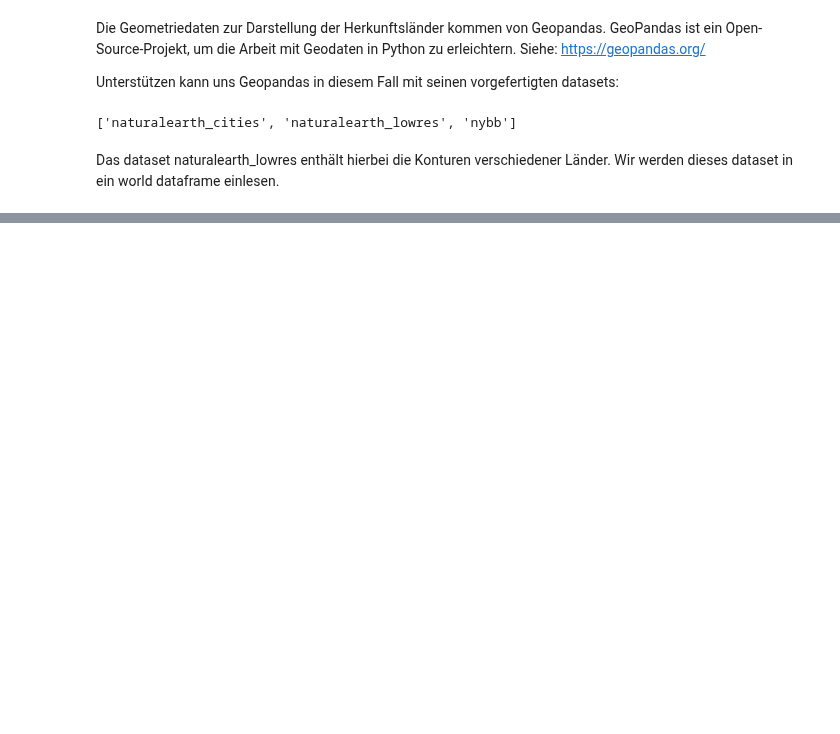
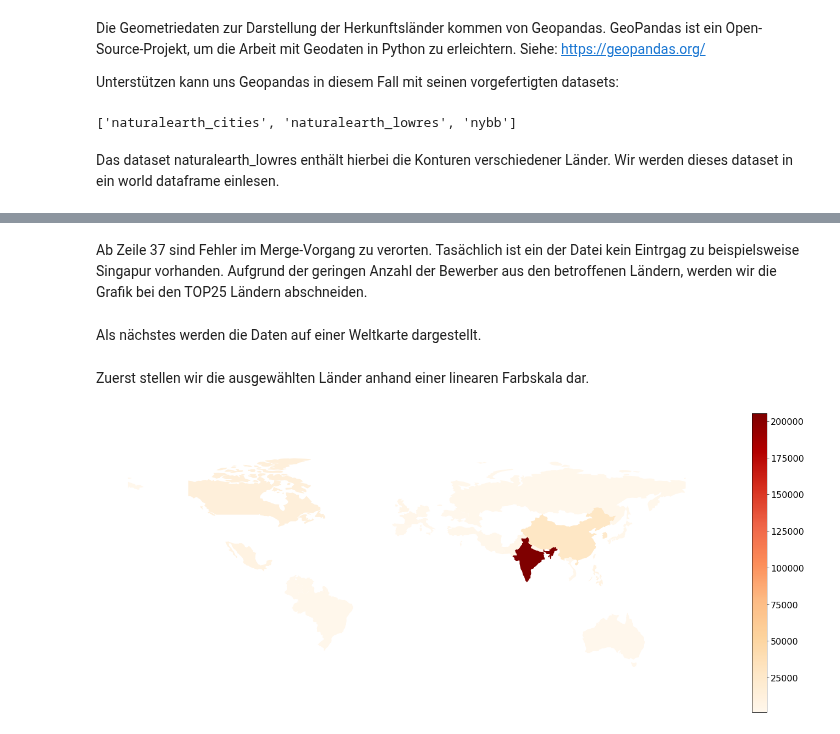
Before and after one commit to andy8001/python_visa, a Jupyter notebook: analysis/worldmap.ipynb, the cells around one changed output, grey strips where cells are left out. Drawn from its saved outputs; the diff is of its cells as text; code cells hidden in the pictures; blank space fills up the shorter version.

Commit message:
worldmap finished

```diff
--- a/analysis/worldmap.ipynb
+++ b/analysis/worldmap.ipynb
@@ -252,0 +79,2 @@ plt.show()
+# %%
+world_df["name"] = world_df["name"].str.upper()
@@ -252,0 +90,2 @@ plt.show()
+# %%
+worldmap_df = visas_df.merge(world_df, how='left',left_on="country_of_citizenship",  right_on="name")
@@ -252,0 +132,19 @@ plt.show()
+# %% [markdown]
+Ab Zeile 37 sind Fehler im Merge-Vorgang zu verorten.
+Tasächlich ist ein der Datei kein Eintrgag zu beispielsweise Singapur vorhanden.
+Aufgrund der geringen Anzahl der Bewerber aus den betroffenen Ländern, werden wir die Grafik bei den TOP25 Ländern abschneiden.
+# %%
+worldmap_df = GeoDataFrame(worldmap_df)
+worldmap_df_25 = worldmap_df[:25]
+# %% [markdown]
+Als nächstes werden die Daten auf einer Weltkarte dargestellt.
+# %%
+worldmap_df_25 = GeoDataFrame(worldmap_df_25)
+# %% [markdown]
+Zuerst stellen wir die ausgewählten Länder anhand einer linearen Farbskala dar.
+# %%
+worldmap_df_25.plot(column='application_count', legend=True, cmap='OrRd', figsize=(25, 10))
+plt.axis('off')
+plt.show()
+# %% [output]
+[figure, added]
```
Also changed, not shown: parts of 44 cells of this notebook, 1 other file.
